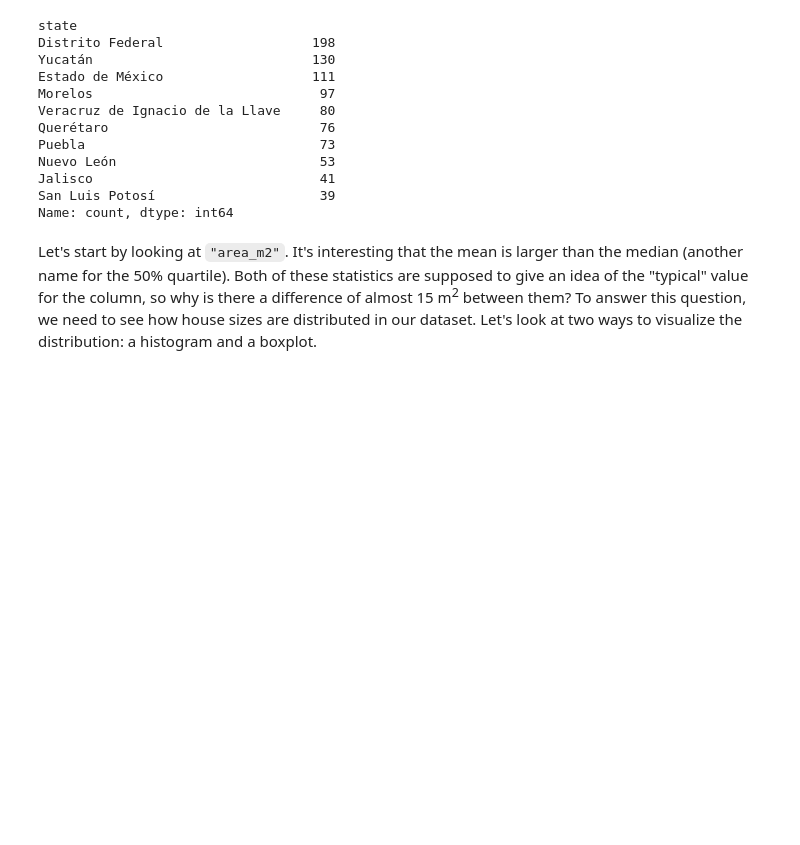
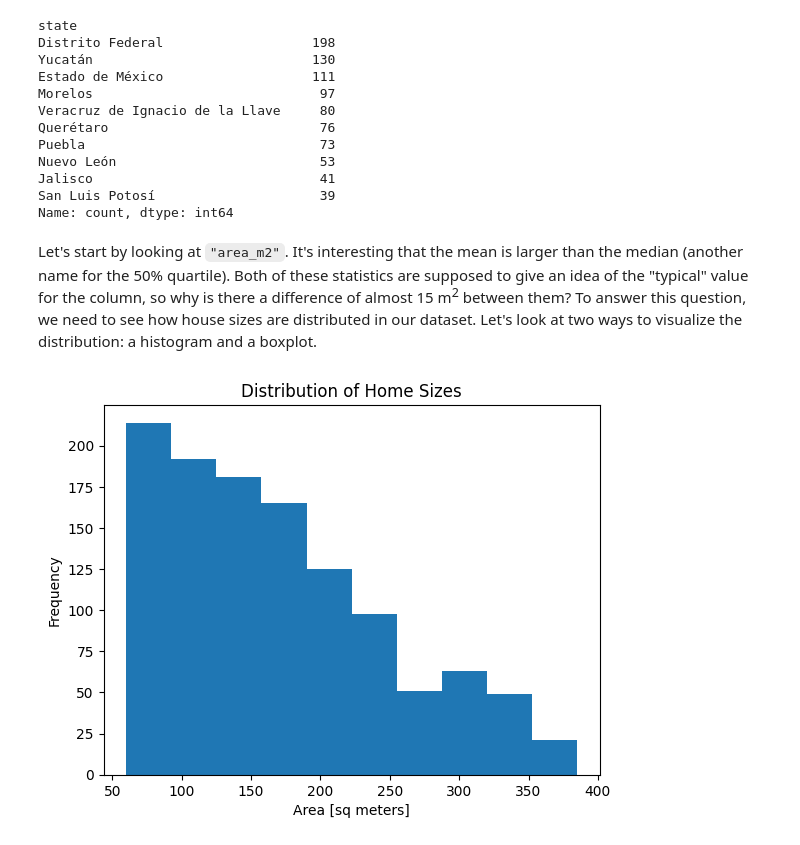
Before and after one commit to Ofgeha-Gelana/Housing-in-Mexico, a Jupyter notebook: notebooks/013-exploratory-data-analysis.ipynb, the cells around one changed output. Drawn from its saved outputs; the diff is of its cells as text; code cells hidden in the pictures; blank space fills up the shorter version.

```diff
--- a/notebooks/013-exploratory-data-analysis.ipynb
+++ b/notebooks/013-exploratory-data-analysis.ipynb
@@ -64,3 +64,17 @@ San Luis Potosí                     39
 Name: count, dtype: int64
 # %% [markdown]
 Let's start by looking at `"area_m2"`. It's interesting that the mean is larger than the median (another name for the 50% quartile). Both of these statistics are supposed to give an idea of the "typical" value for the column, so why is there a difference of almost 15 m<sup>2</sup> between them? To answer this question, we need to see how house sizes are distributed in our dataset. Let's look at two ways to visualize the distribution: a histogram and a boxplot.
+# %%
+# Use Matplotlib to create histogram of "area_m2"
+plt.hist(df['area_m2'])
+
+# Add x-axis label
+plt.xlabel('Area [sq meters]')
+
+# Add y-axis label
+plt.ylabel('Frequency')
+
+# Add title
+plt.title('Distribution of Home Sizes');
+# %% [output]
+[figure, added]
```
